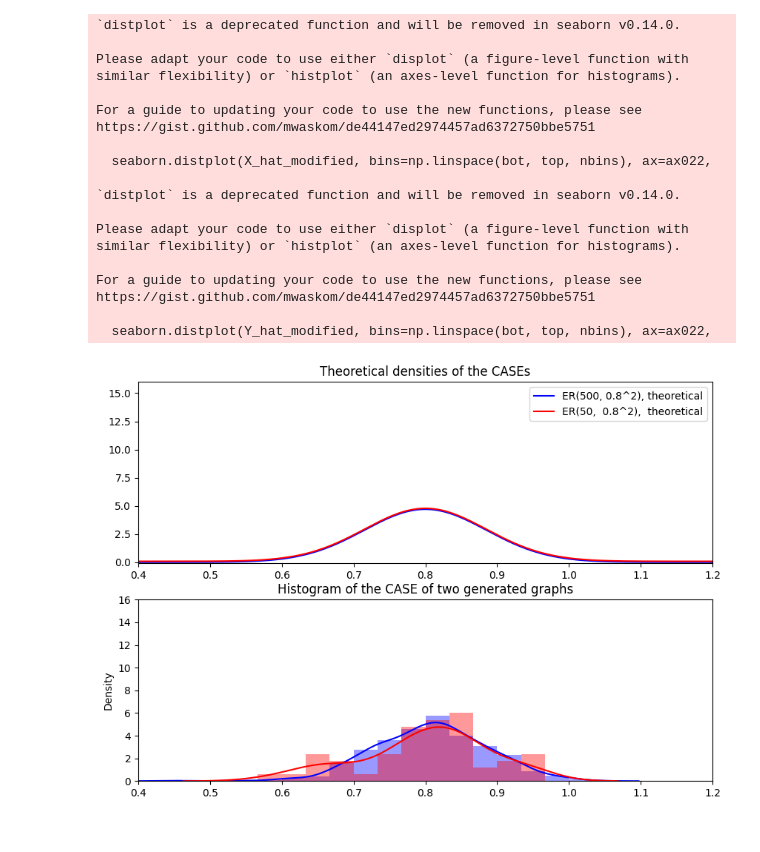
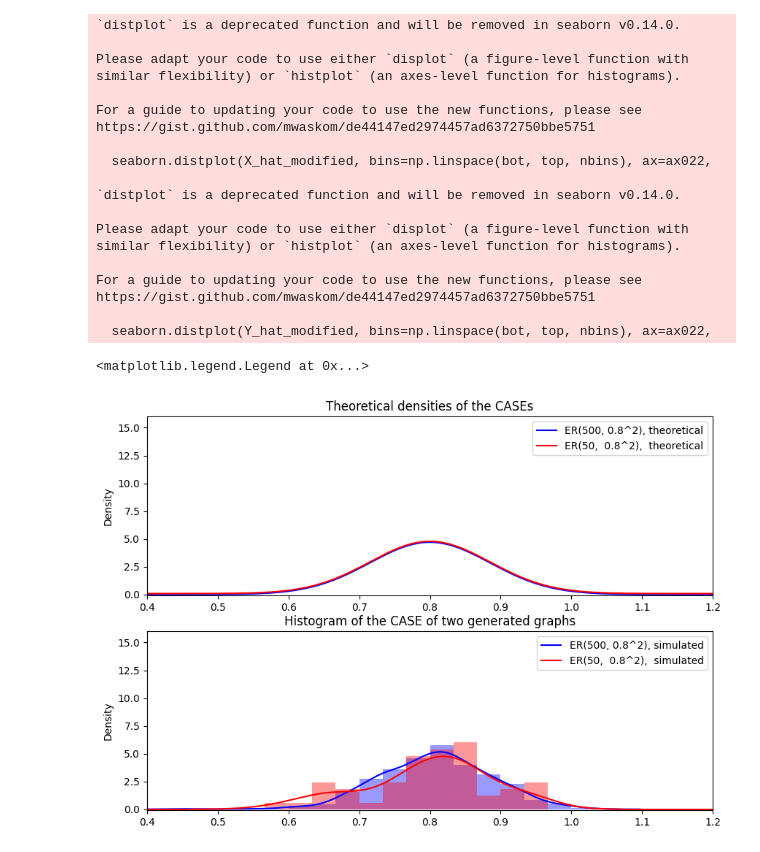
Before and after one commit to alyakin314/correcting-nonpar, a Jupyter notebook: notebooks/fig_02_03_visualization_nonvalidity.ipynb, the cells around one changed output. Cells and saved outputs as stored; diff of their text form; code cells hidden in the pictures.

```diff
--- a/notebooks/fig_02_03_visualization_nonvalidity.ipynb
+++ b/notebooks/fig_02_03_visualization_nonvalidity.ipynb
@@ -191,37 +200,44 @@ ax021.set_title("Theoretical densities of the CASEs")
 ax021.set_xlim([bot, top])
 ax021.legend()
 ax021.set_ylim(-0.1, 16);
+ax021.set_ylabel("Density")
 # Histogram/KDE generated from a graph
 seaborn.distplot(X_hat_modified, bins=np.linspace(bot, top, nbins), ax=ax022,
                  hist_kws={"alpha": 0.4, "color": "b"},
                  kde_kws={"alpha": 1, "color":"b",
                           "label":"ER({}, {}^2), simulated".format(n,p)})
+
+ax022.plot([1.09, 1.2], [0, 0], color='b')
 seaborn.distplot(Y_hat_modified, bins=np.linspace(bot, top, nbins), ax=ax022,
                  hist_kws={"alpha": 0.4, "color": "red"},
                 kde_kws={"alpha": 1, "color":"red",
                          "label":"ER({},  {}^2),  simulated".format(m,p)})
+ax022.plot([0.4, 0.46], [0, 0], color='red')
+ax022.plot([1.07, 1.2], [0, 0], color='red')
 ax022.set_title("Histogram of the CASE of two generated graphs")
 ax022.set_xlim([bot, top])
-ax022.set_ylim(0, 16);
+ax022.set_ylim(-0.1, 16)
+ax022.legend()
 # %% [output]
 `distplot` is a deprecated function and will be removed in seaborn v0.14.0.
 
 Please adapt your code to use either `displot` (a figure-level function with
 similar flexibility) or `histplot` (an axes-level function for histograms).
 
 For a guide to updating your code to use the new functions, please see
 https://gist.github.com/mwaskom/de44147ed2974457ad6372750bbe5751
 
   seaborn.distplot(X_hat_modified, bins=np.linspace(bot, top, nbins), ax=ax022,
 
 `distplot` is a deprecated function and will be removed in seaborn v0.14.0.
 
 Please adapt your code to use either `displot` (a figure-level function with
 similar flexibility) or `histplot` (an axes-level function for histograms).
 
 For a guide to updating your code to use the new functions, please see
 https://gist.github.com/mwaskom/de44147ed2974457ad6372750bbe5751
 
   seaborn.distplot(Y_hat_modified, bins=np.linspace(bot, top, nbins), ax=ax022,
+<matplotlib.legend.Legend at 0x...>
-[figure, old version]
+[figure, new version]
 # %%
```
Also changed, not shown: parts of 3 cells of this notebook, 29 other files.
